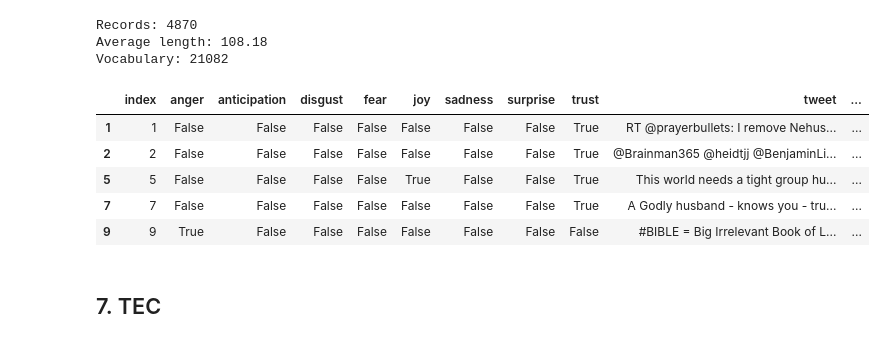
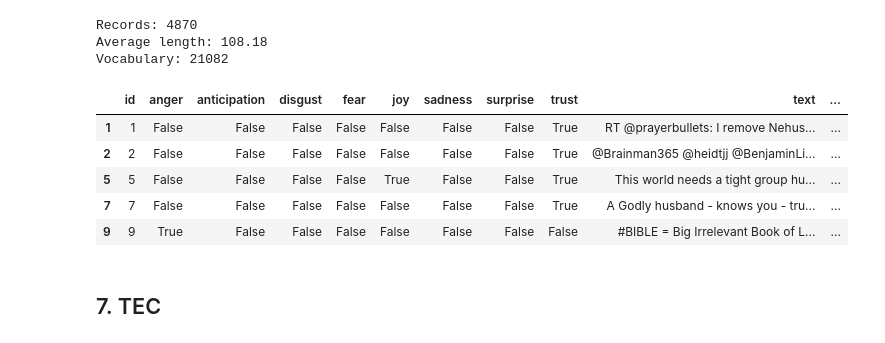
Before and after one commit to isom-ds/generative-reference-shot, a Jupyter notebook: datasets.ipynb, the cells around one changed output. Saved outputs shown, nothing was run; the diff lists cells and outputs as text; code cells hidden in the pictures.

```diff
--- a/datasets.ipynb
+++ b/datasets.ipynb
@@ -326,25 +324,25 @@ Vocabulary: 21082
 # %%
 df_ssec_processed = df_ssec.copy()
 df_ssec_processed.reset_index(inplace=True)
 for col in [i for i in df_ssec_processed.columns if i not in ['index', 'tweet', 'dataset']]:
     df_ssec_processed[col] = df_ssec_processed[col].apply(lambda x: True if x != '---' else False)
 df_ssec_processed['emotion'] = df_ssec_processed.apply(lambda x: [col for col in df_ssec_processed.columns if x[col] == True], axis=1)
 df_ssec_processed['noemotion'] = np.where(
                                     (df_ssec_processed['anger'] == False) &
                                     (df_ssec_processed['anticipation'] == False) &
                                     (df_ssec_processed['disgust'] == False) &
                                     (df_ssec_processed['fear'] == False) &
                                     (df_ssec_processed['joy'] == False) &
                                     (df_ssec_processed['sadness'] == False) &
                                     (df_ssec_processed['surprise'] == False) &
                                     (df_ssec_processed['trust'] == False), 1, 0)
 
-df_ssec_processed.rename({'index': 'id', 'tweet': 'text'}, inplace=True)
+df_ssec_processed.rename(columns={'index': 'id', 'tweet': 'text'}, inplace=True)
 df_ssec_processed = df_ssec_processed.loc[df_ssec_processed['noemotion'] == 0, df_ssec_processed.columns[:-1]]
 
 df_ssec_processed.head()
 # %% [output]
-|  | index | anger | anticipation | disgust | fear | joy | sadness | surprise | trust | tweet | ... |
+|  | id | anger | anticipation | disgust | fear | joy | sadness | surprise | trust | text | ... |
 | 1 | 1 | False | False | False | False | False | False | False | True | RT @prayerbullets: I remove Nehus... | ... |
 | 2 | 2 | False | False | False | False | False | False | False | True | @Brainman365 @heidtjj @BenjaminLi... | ... |
 | 5 | 5 | False | False | False | False | True | False | False | True | This world needs a tight group hu... | ... |
```
Also changed, not shown: parts of 8 cells of this notebook.
